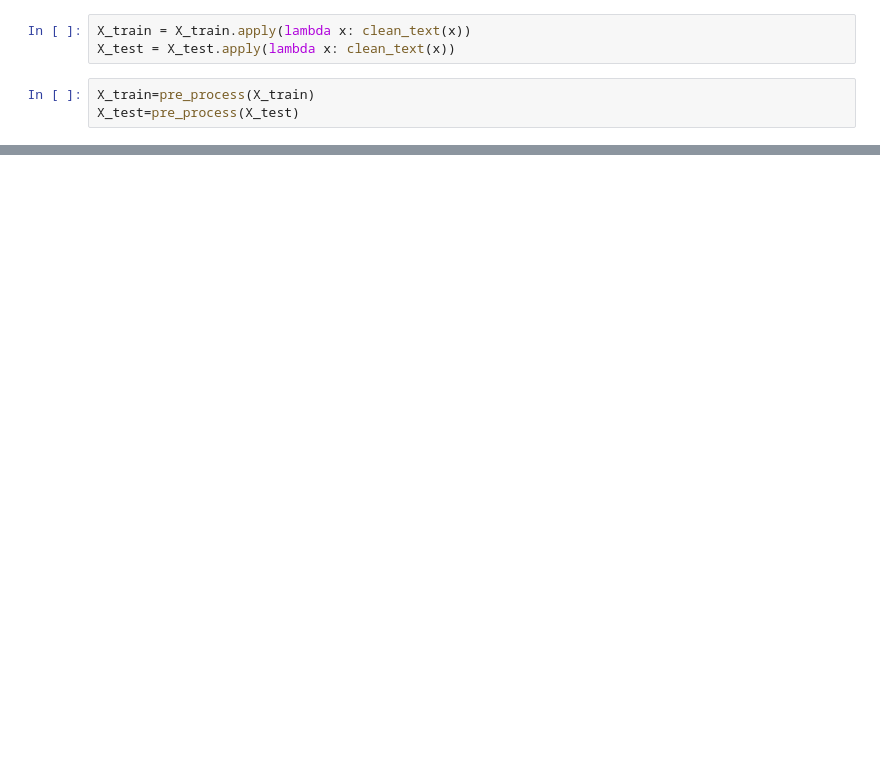
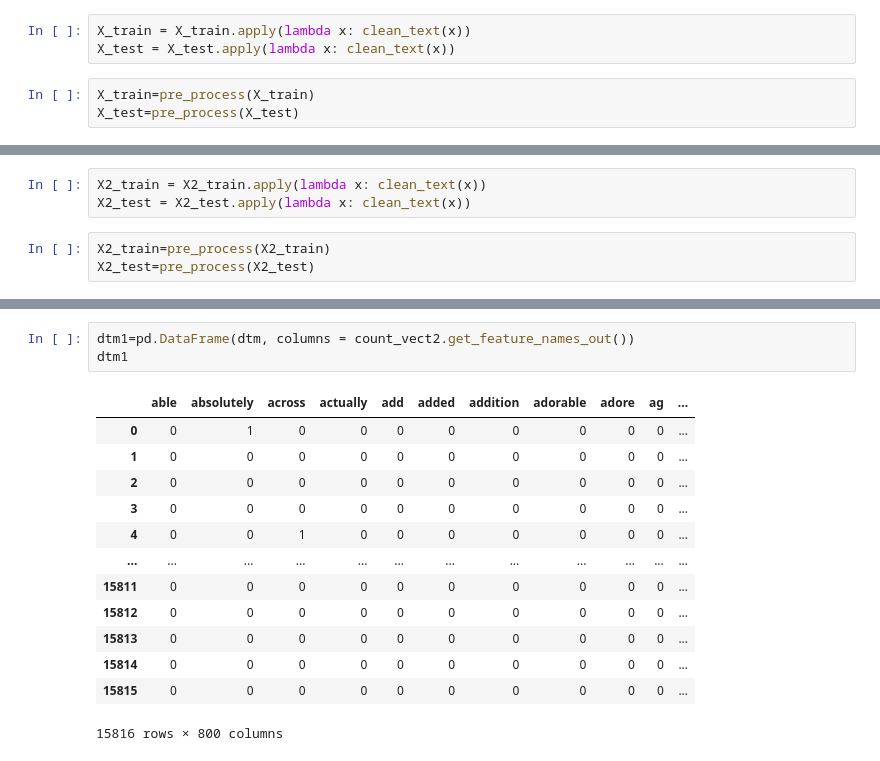
Before and after one commit to phallyn-chean/data-science-project, a Jupyter notebook: src/text_mining.ipynb, the cells around one changed output, grey strips where cells are left out. Saved outputs shown, nothing was run; the diff lists cells and outputs as text; blank space fills up the shorter version.

```diff
--- a/src/text_mining.ipynb
+++ b/src/text_mining.ipynb
@@ -296,0 +288,6 @@ X_test=pre_process(X_test)
+# %%
+X2_train = X2_train.apply(lambda x: clean_text(x))
+X2_test = X2_test.apply(lambda x: clean_text(x))
+# %%
+X2_train=pre_process(X2_train)
+X2_test=pre_process(X2_test)
@@ -296,0 +388,17 @@ X_test=pre_process(X_test)
+# %%
+dtm1=pd.DataFrame(dtm, columns = count_vect2.get_feature_names_out())
+dtm1
+# %% [output]
+|  | able | absolutely | across | actually | add | added | addition | adorable | adore | ag | ... |
+| 0 | 0 | 1 | 0 | 0 | 0 | 0 | 0 | 0 | 0 | 0 | ... |
+| 1 | 0 | 0 | 0 | 0 | 0 | 0 | 0 | 0 | 0 | 0 | ... |
+| 2 | 0 | 0 | 0 | 0 | 0 | 0 | 0 | 0 | 0 | 0 | ... |
+| 3 | 0 | 0 | 0 | 0 | 0 | 0 | 0 | 0 | 0 | 0 | ... |
+| 4 | 0 | 0 | 1 | 0 | 0 | 0 | 0 | 0 | 0 | 0 | ... |
+| ... | ... | ... | ... | ... | ... | ... | ... | ... | ... | ... | ... |
+| 15811 | 0 | 0 | 0 | 0 | 0 | 0 | 0 | 0 | 0 | 0 | ... |
+| 15812 | 0 | 0 | 0 | 0 | 0 | 0 | 0 | 0 | 0 | 0 | ... |
+| 15813 | 0 | 0 | 0 | 0 | 0 | 0 | 0 | 0 | 0 | 0 | ... |
+| 15814 | 0 | 0 | 0 | 0 | 0 | 0 | 0 | 0 | 0 | 0 | ... |
+| 15815 | 0 | 0 | 0 | 0 | 0 | 0 | 0 | 0 | 0 | 0 | ... |
+15816 rows × 800 columns
```
Also changed, not shown: parts of 45 cells of this notebook.
